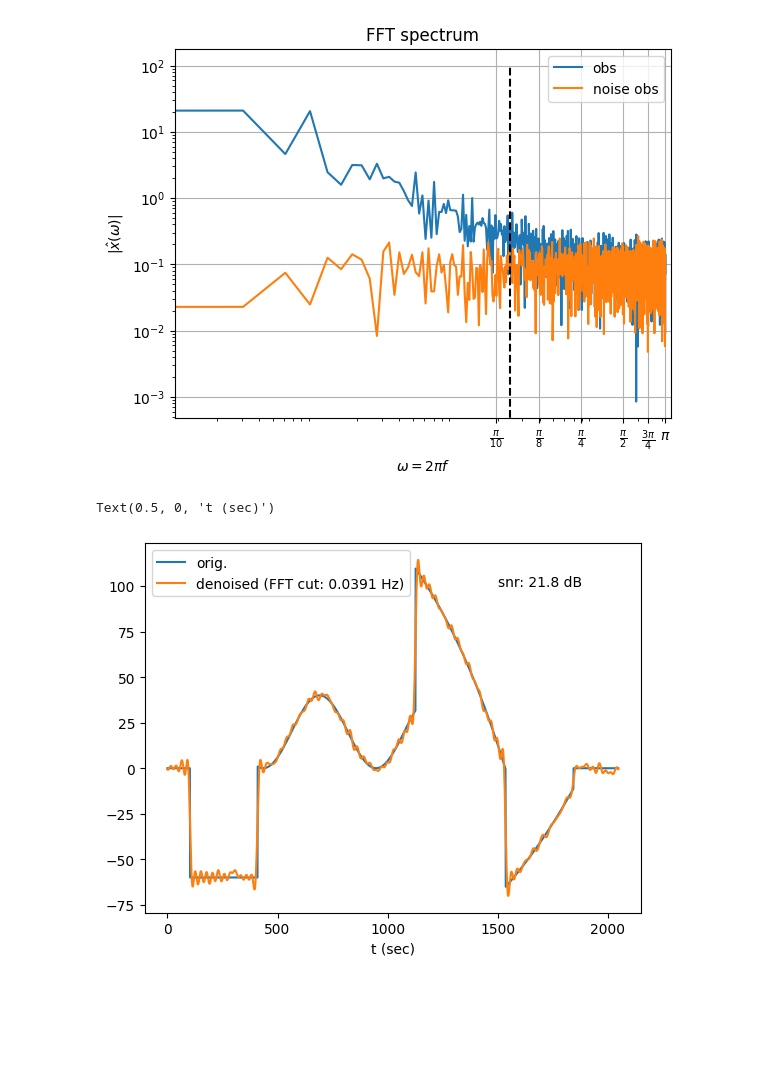
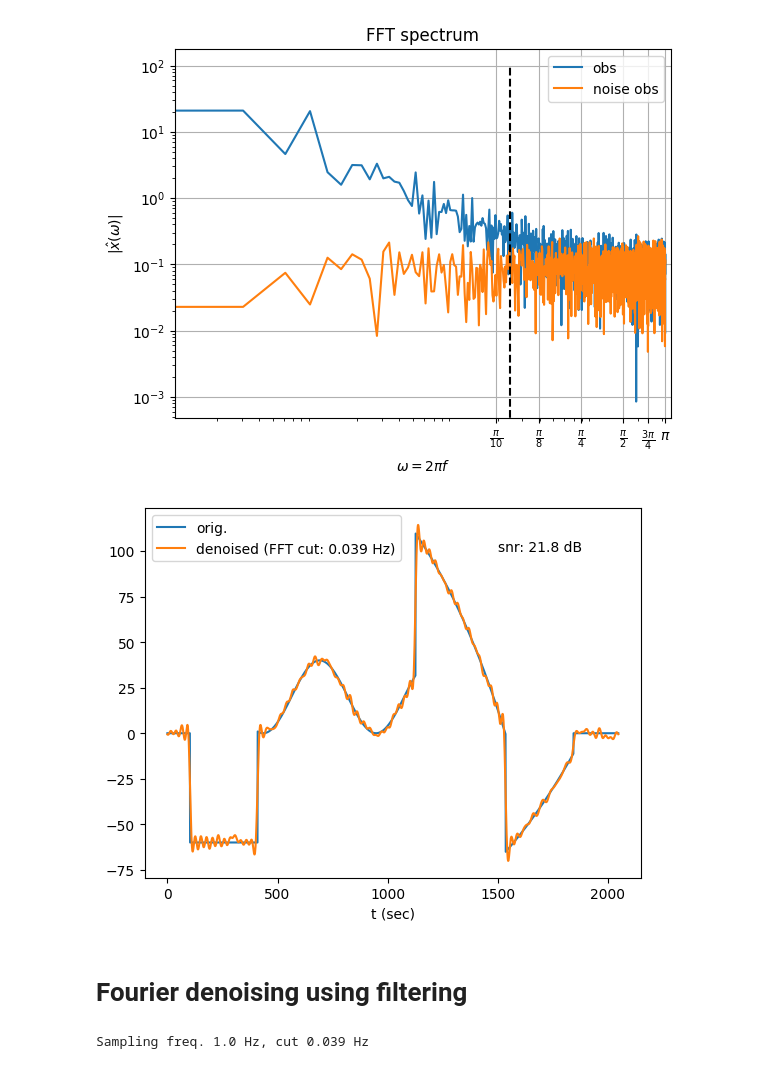
Before and after one commit to jecampagne/cours_mallat_cdf, a Jupyter notebook: cours2024/Wavelet1DDenoising.ipynb, the cells around one changed output. Cells and saved outputs as stored; diff of their text form; code cells hidden in the pictures; blank space fills up the shorter version.

```diff
--- a/cours2024/Wavelet1DDenoising.ipynb
+++ b/cours2024/Wavelet1DDenoising.ipynb
@@ -231,10 +231,11 @@ sig_reco = irfft(fft_obs_cut,norm='forward')
 # %%
 #plot(xvals,obs,label="noisy observation",alpha=0.5)
 plot(xvals,signal,label="orig.")
-plot(xvals,sig_reco, label=f"denoised (FFT cut: {freqs[n_cut]:.3} Hz)")
+plot(xvals,sig_reco, label=f"denoised (FFT cut: {freqs[n_cut]:.3f} Hz)")
 legend()
 text(1500,100,f"snr: {metric(sig_reco,signal):.1f} dB");
-xlabel('t (sec)')
+xlabel('t (sec)');
 # %% [output]
-Text(0.5, 0, 't (sec)')
-[figure, old version]
+[figure, new version]
+# %% [markdown]
+# Fourier denoising using filtering
@@ -240,0 +267,7 @@ Text(0.5, 0, 't (sec)')
+# %%
+fc = freqs[n_cut]
+fs = 1/dt
+order = 6 # filter order
+print(f"Sampling freq. {fs} Hz, cut {fc:.3f} Hz")
+# %% [output]
+Sampling freq. 1.0 Hz, cut 0.039 Hz
```
Also changed, not shown: parts of 8 cells of this notebook.
